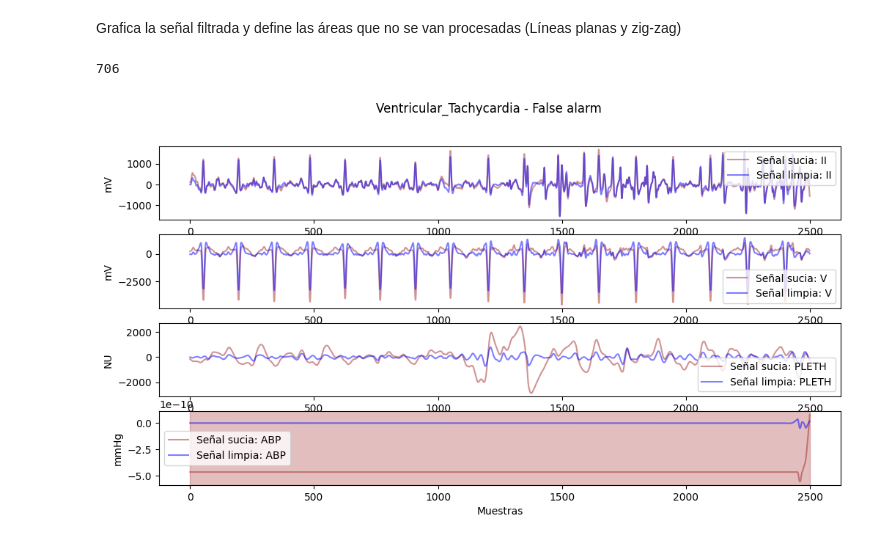
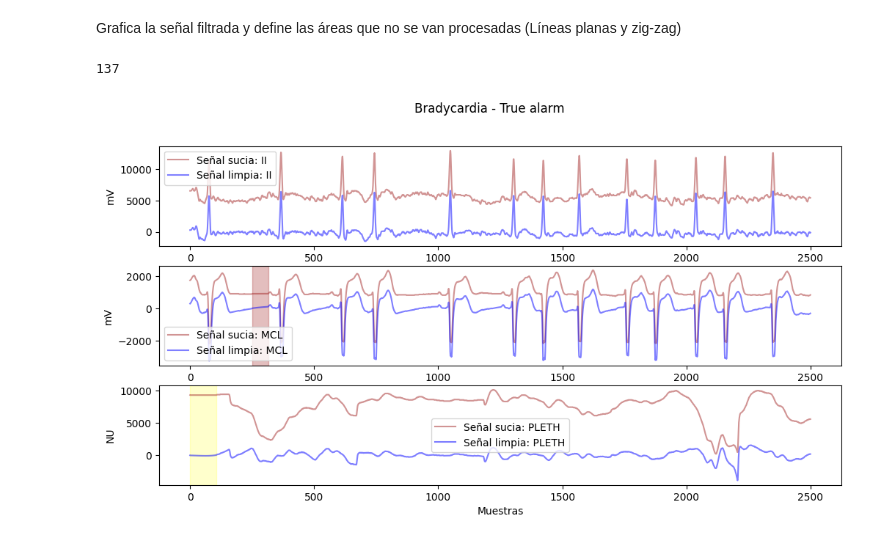
Before and after one commit to vynzk/UCIprojA-main, a Jupyter notebook: inform2.ipynb, the cells around one changed output. Cells and saved outputs as stored; diff of their text form; code cells hidden in the pictures.

```diff
--- a/inform2.ipynb
+++ b/inform2.ipynb
@@ -99,20 +106,6 @@ def butter_bandpass_filter(data, cutoff=1, fs=250, order=2):
     b, a = butter(order, normal_cutoff, btype='low', analog=False)
     y = filtfilt(b, a, data)
     return y
-
-
-def butter_lowpass(cutoff, fs, order=2):
-    nyquist = 0.5 * fs
-    normal_cutoff = cutoff / nyquist
-    b, a = butter(order, normal_cutoff, btype='low', analog=False)
-    return b, a
-
-def remove_baseline_wander(ecg_signal, fs=250, cutoff=0.5):
-    b, a = butter_lowpass(cutoff, fs)
-    baseline = filtfilt(b, a, ecg_signal)
-    ecg_cleaned = ecg_signal - baseline
-    return ecg_cleaned
-
 
 def butter_bandpass(lowcut, highcut, fs, order=2):
     nyquist = 0.5 * fs
@@ -125,18 +118,6 @@ def bandpass_filter(ecg_signal, lowcut=0.5, highcut=50.0, fs=250, order=2):
     b, a = butter_bandpass(lowcut, highcut, fs, order=order)
     filtered_signal = filtfilt(b, a, ecg_signal)
     return filtered_signal
-
-from scipy.signal import iirnotch
-
-def notch_filter(ecg_signal, fs=250, notch_freq=50.0, quality_factor=30.0):
-    b, a = iirnotch(notch_freq, quality_factor, fs)
-    filtered_signal = filtfilt(b, a, ecg_signal)
-    return filtered_signal
-
-
-
-
-
 
 #marcas
 def mark_flat_lines(signal, fs=250, min_duration=0.2, flat_value=-9999, threshold=7):
@@ -189,7 +170,7 @@ def mark_flat_lines(signal, fs=250, min_duration=0.2, flat_value=-9999, threshol
 
     return marked_signal, flat_areas
 
-def mark_zigzag_lines(signal, fs=250, min_duration=0.5):
+def mark_zigzag_lines(signal, fs=250, min_duration=0.2):
     """
     Identifica segmentos en zigzag en una señal.
 
@@ -297,37 +271,38 @@ Grafica la señal filtrada y define las áreas que no se van procesadas (Líneas
 # graficar una señal para ver la diferencia entre la señal sucia y la limpia
 # además de resaltar las áreas planas
 
-nameFile = nameFiles.index('v767l')
+nameFile = nameFiles.index('b269l')
 print(nameFile)
 signals0= read_file_mat(nameFiles[nameFile], new_path)
 signals1= read_file_mat(nameFiles[nameFile], dirty_path)
 record = read_file_hea(nameFiles[nameFile], old_path)
 
 plt.figure(figsize=(12, 6))
 for i in range(len(record.sig_name)):
     plt.subplot(len(record.sig_name), 1, i+1)
     plt.plot(signals1[i, :], label=f'Señal sucia: {record.sig_name[i]}', color='brown', alpha=0.5)
     plt.plot(signals0[i, :], label=f'Señal limpia: {record.sig_name[i]}', color='blue', alpha=0.5)
 
+    # Marcar áreas planas y zigzags
     marked_signal, flat_areas = mark_flat_lines(signals1[i, :])
     zigzag_areas = mark_zigzag_lines(signals0[i, :])
 
     # Resaltar visualmente los segmentos planos de la señal sucia
     for start, end in flat_areas:
         plt.axvspan(start, end, color='brown', alpha=0.3)
 
     # Marcar zigzags
     for start, end in zigzag_areas:
         plt.axvspan(start, end, color='yellow', alpha=0.2)
 
 
 
     plt.xlabel('Muestras')
     plt.ylabel(record.units[i])
     plt.legend()
     #agregar comentarios
 plt.suptitle(record.comments[0] + ' - ' + record.comments[1])
 plt.show()
 # %% [output]
-706
+137
-[figure, old version]
+[figure, new version]
```
Also changed, not shown: parts of 6 cells of this notebook.
